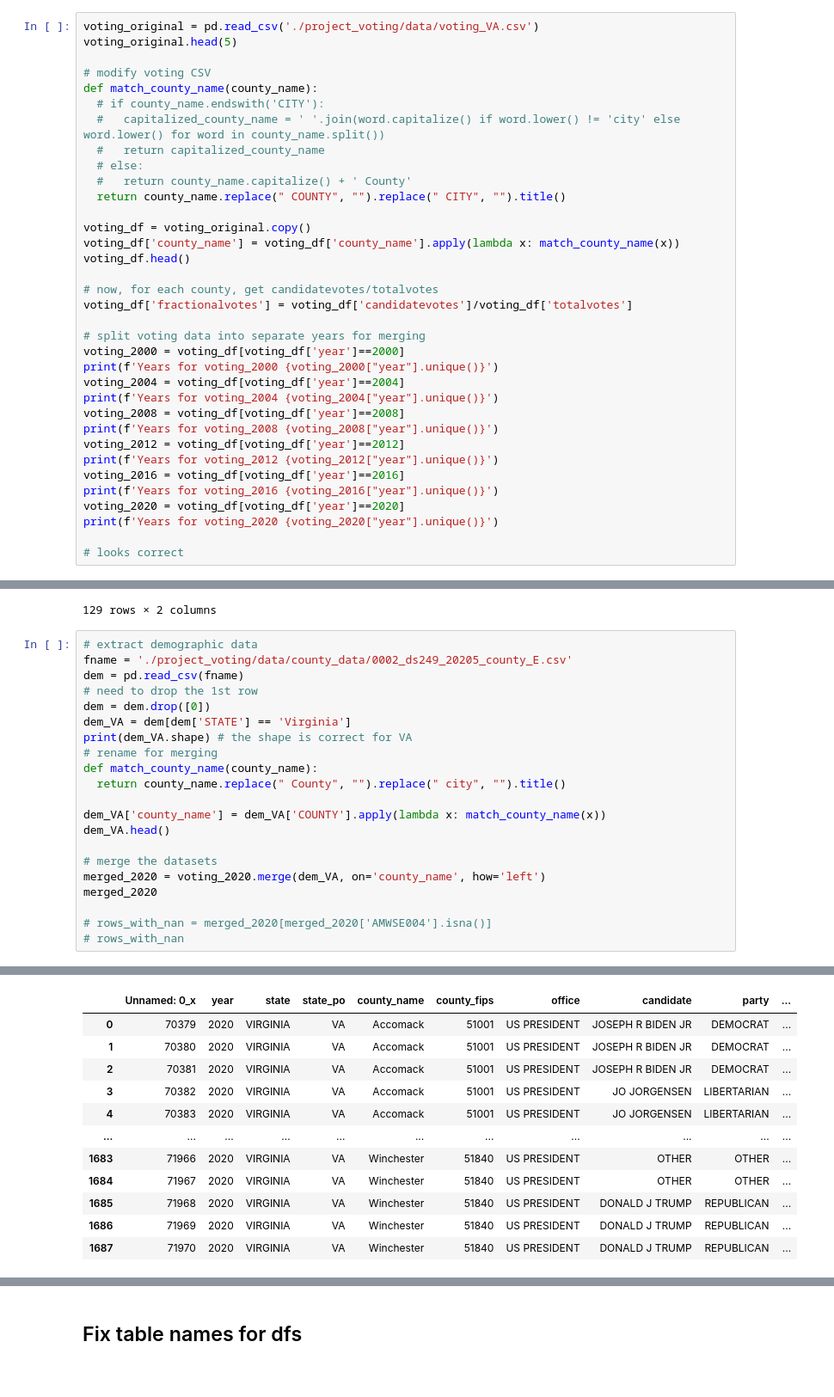
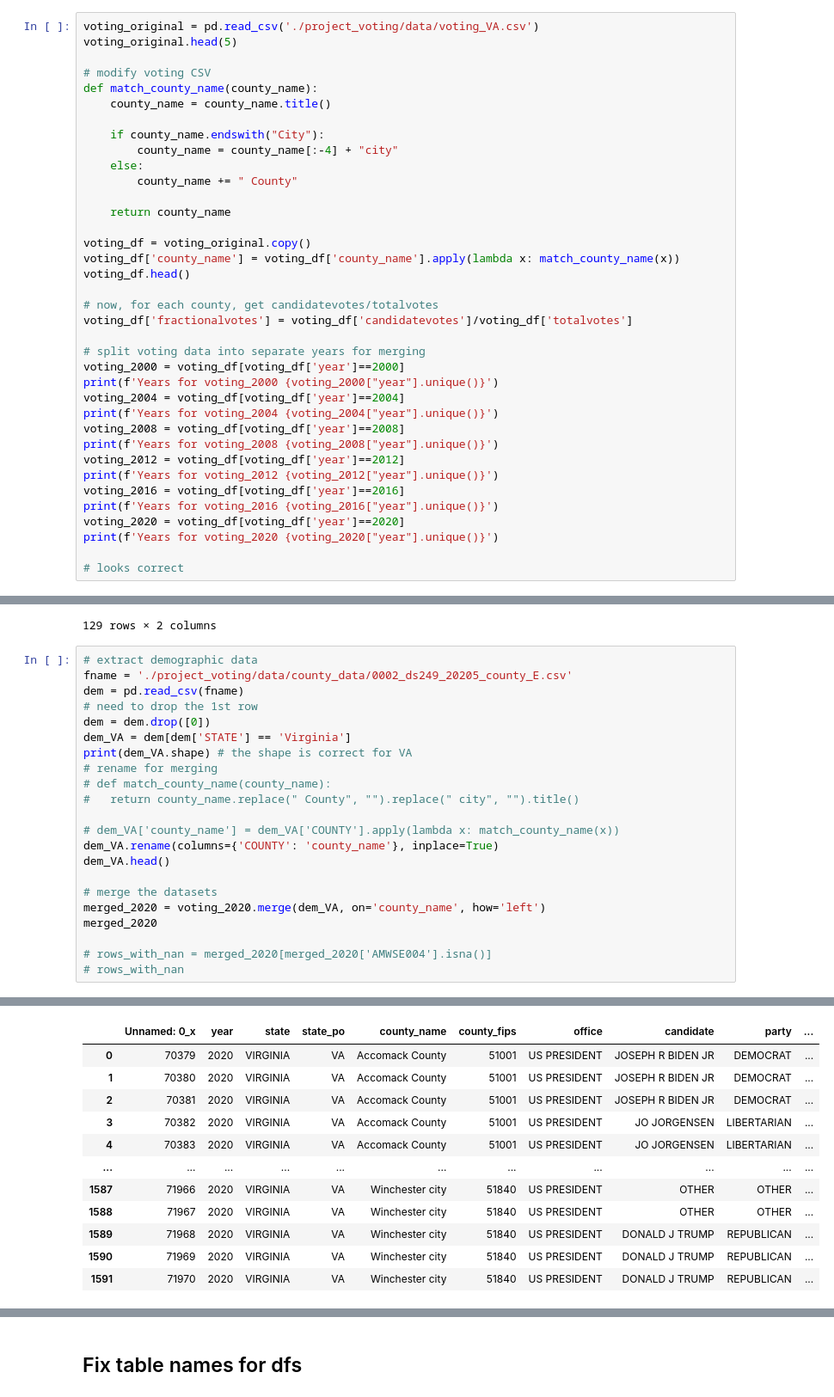
Before and after one commit to Catherine-Nguyen88/project_voting, a Jupyter notebook: merging_and_wrangling.ipynb, the cells around one changed output, grey strips where cells are left out. Shown at 86% size. Cells and saved outputs as stored; diff of their text form.

```diff
--- a/merging_and_wrangling.ipynb
+++ b/merging_and_wrangling.ipynb
@@ -35,12 +35,14 @@ voting_original.head(5)
 
 # modify voting CSV
 def match_county_name(county_name):
-  # if county_name.endswith('CITY'):
-  #   capitalized_county_name = ' '.join(word.capitalize() if word.lower() != 'city' else word.lower() for word in county_name.split())
-  #   return capitalized_county_name
-  # else:
-  #   return county_name.capitalize() + ' County'
-  return county_name.replace(" COUNTY", "").replace(" CITY", "").title()
+    county_name = county_name.title()
+
+    if county_name.endswith("City"):
+        county_name = county_name[:-4] + "city"
+    else:
+        county_name += " County"
+
+    return county_name
 
 voting_df = voting_original.copy()
 voting_df['county_name'] = voting_df['county_name'].apply(lambda x: match_county_name(x))
@@ -282,10 +284,11 @@ dem = dem.drop([0])
 dem_VA = dem[dem['STATE'] == 'Virginia']
 print(dem_VA.shape) # the shape is correct for VA
 # rename for merging
-def match_county_name(county_name):
-  return county_name.replace(" County", "").replace(" city", "").title()
+# def match_county_name(county_name):
+#   return county_name.replace(" County", "").replace(" city", "").title()
 
-dem_VA['county_name'] = dem_VA['COUNTY'].apply(lambda x: match_county_name(x))
+# dem_VA['county_name'] = dem_VA['COUNTY'].apply(lambda x: match_county_name(x))
+dem_VA.rename(columns={'COUNTY': 'county_name'}, inplace=True)
 dem_VA.head()
 
 # merge the datasets
@@ -304,12 +306,12 @@ See the caveats in the documentation: https://pandas.pydata.org/pandas-docs/stab
 |  | Unnamed: 0_x | year | state | state_po | county_name | county_fips | office | candidate | party | ... |
-| 0 | 70379 | 2020 | VIRGINIA | VA | Accomack | 51001 | US PRESIDENT | JOSEPH R BIDEN JR | DEMOCRAT | ... |
-| 1 | 70380 | 2020 | VIRGINIA | VA | Accomack | 51001 | US PRESIDENT | JOSEPH R BIDEN JR | DEMOCRAT | ... |
-| 2 | 70381 | 2020 | VIRGINIA | VA | Accomack | 51001 | US PRESIDENT | JOSEPH R BIDEN JR | DEMOCRAT | ... |
-| 3 | 70382 | 2020 | VIRGINIA | VA | Accomack | 51001 | US PRESIDENT | JO JORGENSEN | LIBERTARIAN | ... |
-| 4 | 70383 | 2020 | VIRGINIA | VA | Accomack | 51001 | US PRESIDENT | JO JORGENSEN | LIBERTARIAN | ... |
+| 0 | 70379 | 2020 | VIRGINIA | VA | Accomack County | 51001 | US PRESIDENT | JOSEPH R BIDEN JR | DEMOCRAT | ... |
+| 1 | 70380 | 2020 | VIRGINIA | VA | Accomack County | 51001 | US PRESIDENT | JOSEPH R BIDEN JR | DEMOCRAT | ... |
+| 2 | 70381 | 2020 | VIRGINIA | VA | Accomack County | 51001 | US PRESIDENT | JOSEPH R BIDEN JR | DEMOCRAT | ... |
+| 3 | 70382 | 2020 | VIRGINIA | VA | Accomack County | 51001 | US PRESIDENT | JO JORGENSEN | LIBERTARIAN | ... |
+| 4 | 70383 | 2020 | VIRGINIA | VA | Accomack County | 51001 | US PRESIDENT | JO JORGENSEN | LIBERTARIAN | ... |
 | ... | ... | ... | ... | ... | ... | ... | ... | ... | ... | ... |
-| 1683 | 71966 | 2020 | VIRGINIA | VA | Winchester | 51840 | US PRESIDENT | OTHER | OTHER | ... |
-| 1684 | 71967 | 2020 | VIRGINIA | VA | Winchester | 51840 | US PRESIDENT | OTHER | OTHER | ... |
-| 1685 | 71968 | 2020 | VIRGINIA | VA | Winchester | 51840 | US PRESIDENT | DONALD J TRUMP | REPUBLICAN | ... |
-| 1686 | 71969 | 2020 | VIRGINIA | VA | Winchester | 51840 | US PRESIDENT | DONALD J TRUMP | REPUBLICAN | ... |
-| 1687 | 71970 | 2020 | VIRGINIA | VA | Winchester | 51840 | US PRESIDENT | DONALD J TRUMP | REPUBLICAN | ... |
+| 1587 | 71966 | 2020 | VIRGINIA | VA | Winchester city | 51840 | US PRESIDENT | OTHER | OTHER | ... |
+| 1588 | 71967 | 2020 | VIRGINIA | VA | Winchester city | 51840 | US PRESIDENT | OTHER | OTHER | ... |
+| 1589 | 71968 | 2020 | VIRGINIA | VA | Winchester city | 51840 | US PRESIDENT | DONALD J TRUMP | REPUBLICAN | ... |
+| 1590 | 71969 | 2020 | VIRGINIA | VA | Winchester city | 51840 | US PRESIDENT | DONALD J TRUMP | REPUBLICAN | ... |
+| 1591 | 71970 | 2020 | VIRGINIA | VA | Winchester city | 51840 | US PRESIDENT | DONALD J TRUMP | REPUBLICAN | ... |
```
Also changed, not shown: parts of 12 cells of this notebook.
